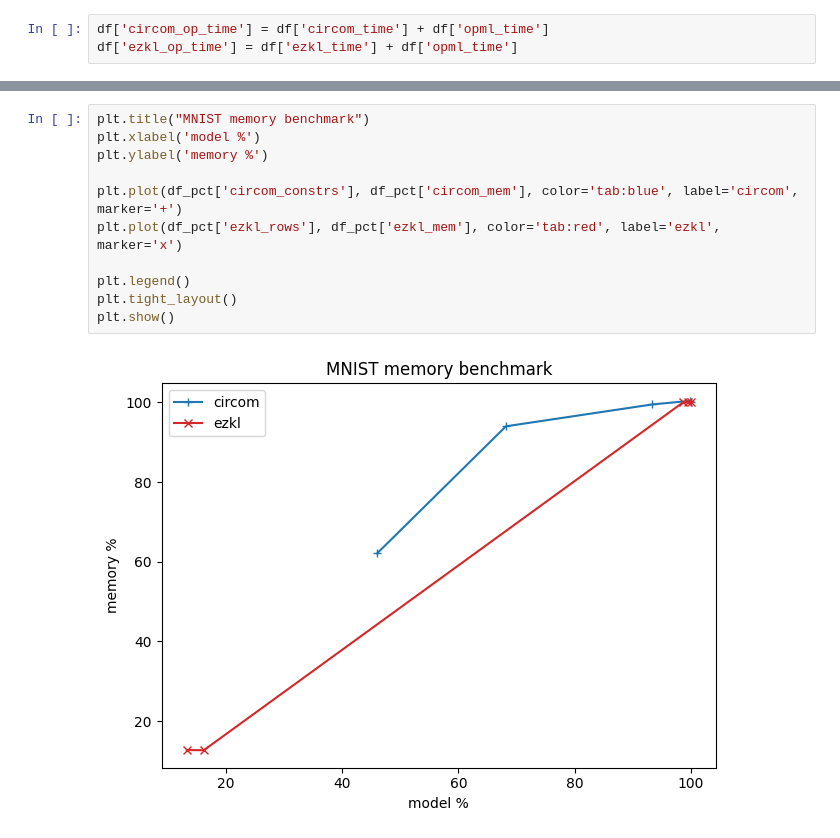
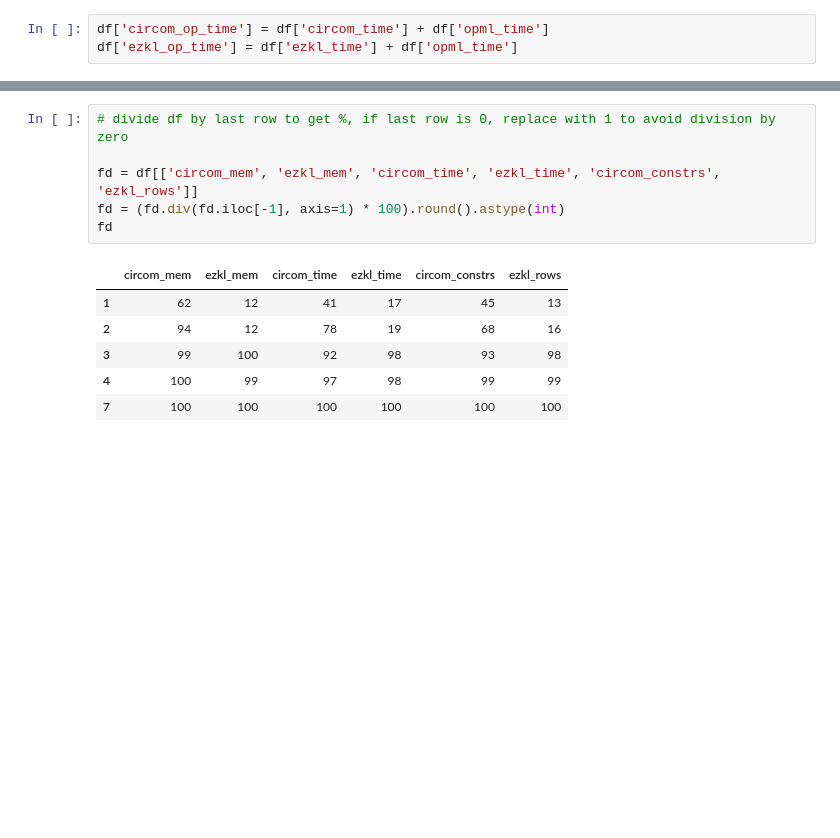
Before and after one commit to socathie/oppai-benchmark, a Jupyter notebook: mnist/bench/plot.ipynb, the cells around one changed output, grey strips where cells are left out. Saved outputs shown, nothing was run; the diff lists cells and outputs as text; blank space fills up the shorter version.

```diff
--- a/mnist/bench/plot.ipynb
+++ b/mnist/bench/plot.ipynb
@@ -120,13 +95,13 @@ plt.show()
-# %%
-plt.title("MNIST memory benchmark")
-plt.xlabel('model %')
-plt.ylabel('memory %')
-
-plt.plot(df_pct['circom_constrs'], df_pct['circom_mem'], color='tab:blue', label='circom', marker='+')
-plt.plot(df_pct['ezkl_rows'], df_pct['ezkl_mem'], color='tab:red', label='ezkl', marker='x')
-
-plt.legend()
-plt.tight_layout()
-plt.show()
-# %% [output]
-[figure, removed]
+# %%
+# divide df by last row to get %, if last row is 0, replace with 1 to avoid division by zero
+
+fd = df[['circom_mem', 'ezkl_mem', 'circom_time', 'ezkl_time', 'circom_constrs', 'ezkl_rows']]
+fd = (fd.div(fd.iloc[-1], axis=1) * 100).round().astype(int)
+fd
+# %% [output]
+|  | circom_mem | ezkl_mem | circom_time | ezkl_time | circom_constrs | ezkl_rows |
+| 1 | 62 | 12 | 41 | 17 | 45 | 13 |
+| 2 | 94 | 12 | 78 | 19 | 68 | 16 |
+| 3 | 99 | 100 | 92 | 98 | 93 | 98 |
+| 4 | 100 | 99 | 97 | 98 | 99 | 99 |
+| 7 | 100 | 100 | 100 | 100 | 100 | 100 |
```
Also changed, not shown: parts of 8 cells of this notebook.
